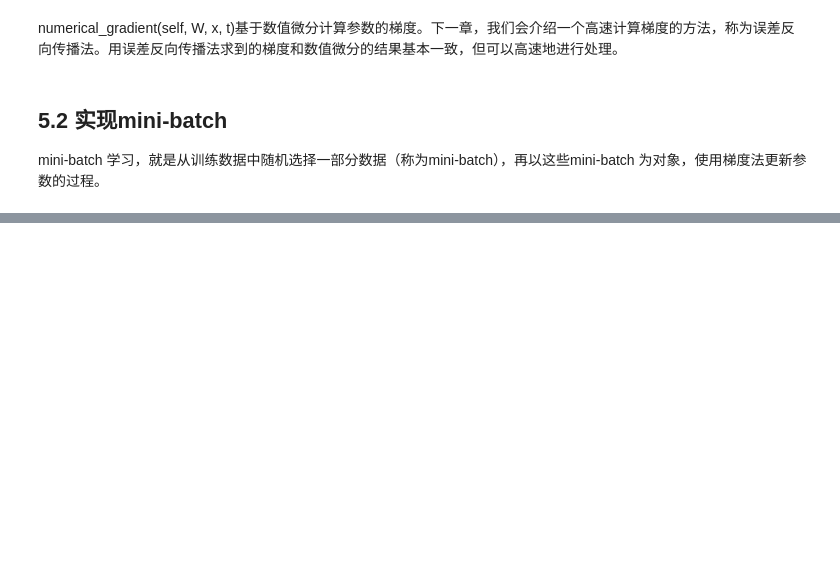
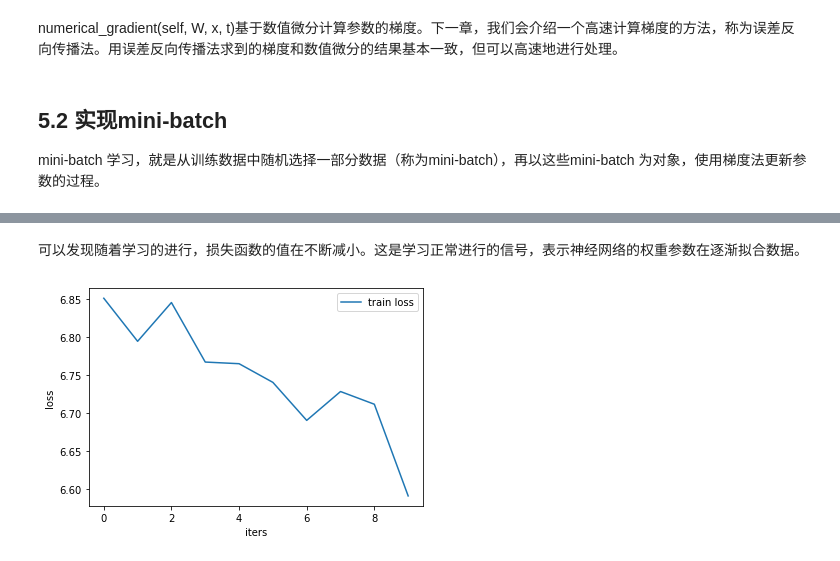
Before and after one commit to devonchenc/python-deep-learning, a Jupyter notebook: 10.Loss_funtion_and_back_propagation.ipynb, the cells around one changed output, grey strips where cells are left out. Saved outputs shown, nothing was run; the diff lists cells and outputs as text; code cells hidden in the pictures; blank space fills up the shorter version.

```diff
--- a/10.Loss_funtion_and_back_propagation.ipynb
+++ b/10.Loss_funtion_and_back_propagation.ipynb
@@ -524,12 +524,43 @@ mini-batch 学习，就是从训练数据中随机选择一部分数据（称为
 from keras.datasets import mnist
 
 (x_train, t_train), (x_test, t_test) = mnist.load_data()
+x_train = x_train.reshape(x_train.shape[0], -1)
+x_test = x_test.reshape(x_test.shape[0], -1)
 
 train_loss_list = []
 # 超参数
-iters_num = 10000
+iters_num = 10
 train_size = x_train.shape[0]
 batch_size = 100
 learning_rate = 0.1
 
 network = TwoLayerNet(input_size=784, hidden_size=50, output_size=10)
+# %%
+def cross_entropy_error(y, t):
+    if y.ndim == 1:
+        t = t.reshape(1, t.size)
+        y = y.reshape(1, y.size)
+
+    # 监督数据是one-hot-vector的情况下，转换为正确解标签的索引
+    if t.size == y.size:
+        t = t.argmax(axis=1)   #??
+
+    batch_size = y.shape[0]
+    return -np.sum(np.log(y[np.arange(batch_size), t] + 1e-7)) / batch_size
+
+for i in range(iters_num):
+    # 获取mini-batch
+    batch_mask = np.random.choice(train_size, batch_size)
+    x_batch = x_train[batch_mask]
+    t_batch = t_train[batch_mask]
+
+    # 计算梯度
+    grad = network.calc_grads(x_batch, t_batch)
+
+    # 更新参数
+    for key in ('W1', 'b1', 'W2', 'b2'):
+        network.params[key] -= learning_rate * grad[key]
+
+    # 记录学习过程
+    loss = network.loss(x_batch, t_batch)
+    train_loss_list.append(loss)
@@ -535,0 +582,13 @@ network = TwoLayerNet(input_size=784, hidden_size=50, output_size=10)
+# %% [markdown]
+可以发现随着学习的进行，损失函数的值在不断减小。这是学习正常进行的信号，表示神经网络的权重参数在逐渐拟合数据。
+# %%
+# 绘制图形
+markers = {'train': 'o', 'test': 's'}
+x = np.arange(len(train_loss_list))
+plt.plot(x, train_loss_list, label='train loss')
+plt.xlabel("iters")
+plt.ylabel("loss")
+plt.legend(loc='upper right')
+plt.show()
+# %% [output]
+[figure, added]
```
Also changed, not shown: parts of 6 cells of this notebook, 1 other file.
